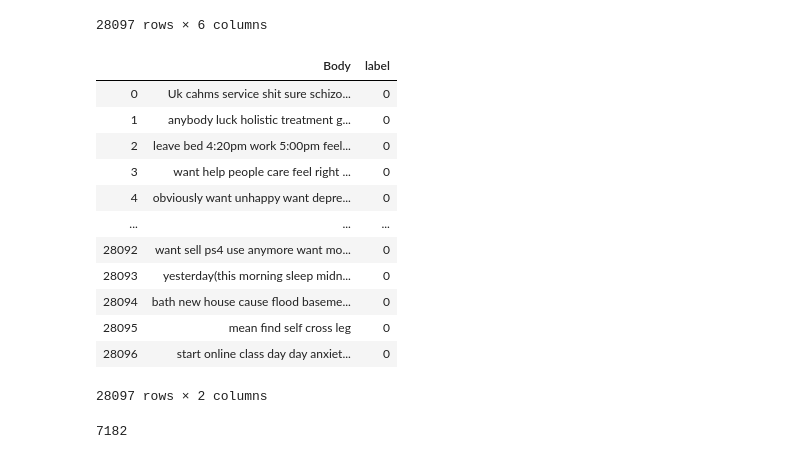
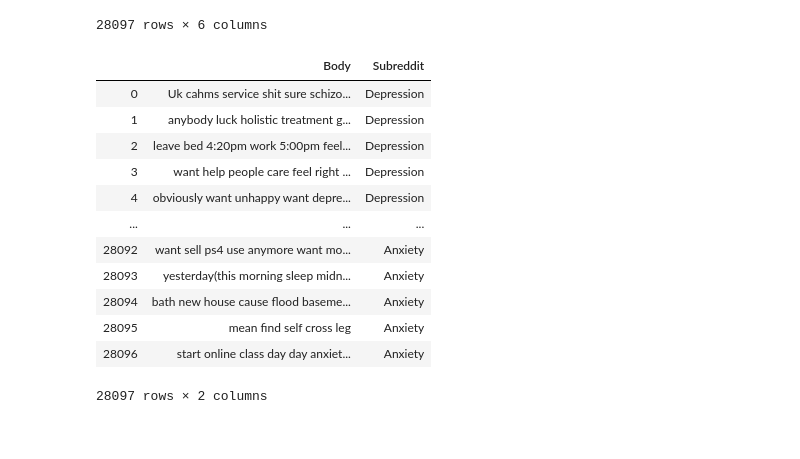
Before and after one commit to heathersaul-nos3lf/final_horsemen, a Jupyter notebook: t-SNE .ipynb, the cells around one changed output. Saved outputs shown, nothing was run; the diff lists cells and outputs as text; code cells hidden in the pictures.

```diff
--- a/t-SNE .ipynb
+++ b/t-SNE .ipynb
@@ -32,7 +32,7 @@ from sklearn.feature_extraction.text import CountVectorizer
 nlp= spacy.load("en")
 
 # List of stop words to equalize data
-stop_list = ["Depression","depression"]
+stop_list = []
 
 # Updates spaCy's default stop words list with my additional words.
 nlp.Defaults.stop_words.update(stop_list)
@@ -92,50 +92,35 @@ for doc in text_doc:
 # %%
 #However doc_list gives us each post as a list, with individual words being elements
 from nltk.tokenize.treebank import TreebankWordDetokenizer
 empt = [];
 for doc in doc_list:
     a1 = TreebankWordDetokenizer().detokenize(doc)
     empt.append(a1)
 
-df_doc_dep = pd.DataFrame(empt,columns = ['Body'])
-#df_doc_dep is a dataframe that has cleaned posts from Depression subreddit.
+subreddit = [];
+for sub in df['Subreddit']:
+    a2 = sub
+    subreddit.append(a2)
+
+d = list(zip(empt,subreddit))
+#df_doc_dep is a dataframe that has cleaned posts from the subreddits.
 #all the 'removed' posts are gone and all the stopwords in the individual posts are gone!
 
 #both doc_list and df_doc are important (at least I think so :D)
 
-
-df_doc_dep['label'] = 0
+df_doc_dep = pd.DataFrame(d, columns = ['Body', 'Subreddit'])
 df_doc_dep
 # %% [output]
-|  | Body | label |
-| 0 | Uk cahms service shit sure schizo... | 0 |
-| 1 | anybody luck holistic treatment g... | 0 |
-| 2 | leave bed 4:20pm work 5:00pm feel... | 0 |
-| 3 | want help people care feel right ... | 0 |
-| 4 | obviously want unhappy want depre... | 0 |
+|  | Body | Subreddit |
+| 0 | Uk cahms service shit sure schizo... | Depression |
+| 1 | anybody luck holistic treatment g... | Depression |
+| 2 | leave bed 4:20pm work 5:00pm feel... | Depression |
+| 3 | want help people care feel right ... | Depression |
+| 4 | obviously want unhappy want depre... | Depression |
 | ... | ... | ... |
-| 28092 | want sell ps4 use anymore want mo... | 0 |
-| 28093 | yesterday(this morning sleep midn... | 0 |
-| 28094 | bath new house cause flood baseme... | 0 |
-| 28095 | mean find self cross leg | 0 |
-| 28096 | start online class day day anxiet... | 0 |
+| 28092 | want sell ps4 use anymore want mo... | Anxiety |
+| 28093 | yesterday(this morning sleep midn... | Anxiety |
+| 28094 | bath new house cause flood baseme... | Anxiety |
+| 28095 | mean find self cross leg | Anxiety |
+| 28096 | start online class day day anxiet... | Anxiety |
 28097 rows × 2 columns
-# %%
-from sklearn.feature_extraction.text import TfidfVectorizer
-vectorizer = TfidfVectorizer(
-    max_df=.2,
-    min_df=8,
-    max_features=None,
-    ngram_range=(1, 1),
-    norm=None,
-    binary=True,
-    use_idf=True,
-    sublinear_tf=False
-)
-
-vectorizer = vectorizer.fit(df_doc_dep.Body)
-tfidf = vectorizer.transform(df_doc_dep.Body)
-vocab = vectorizer.get_feature_names()
-print(len(vocab))
-# %% [output]
-7182
```
Also changed, not shown: parts of 7 cells of this notebook, 10 other files.
